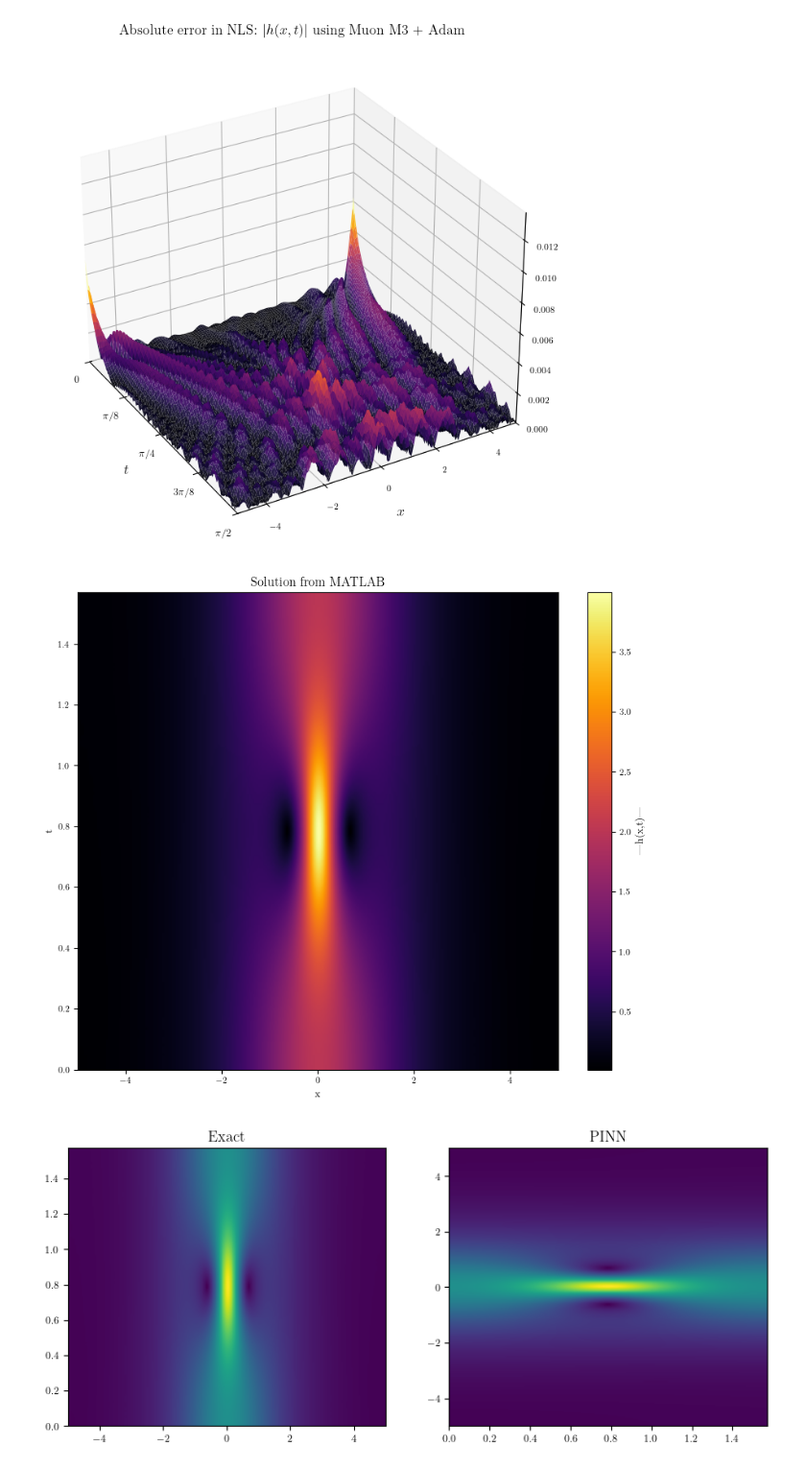
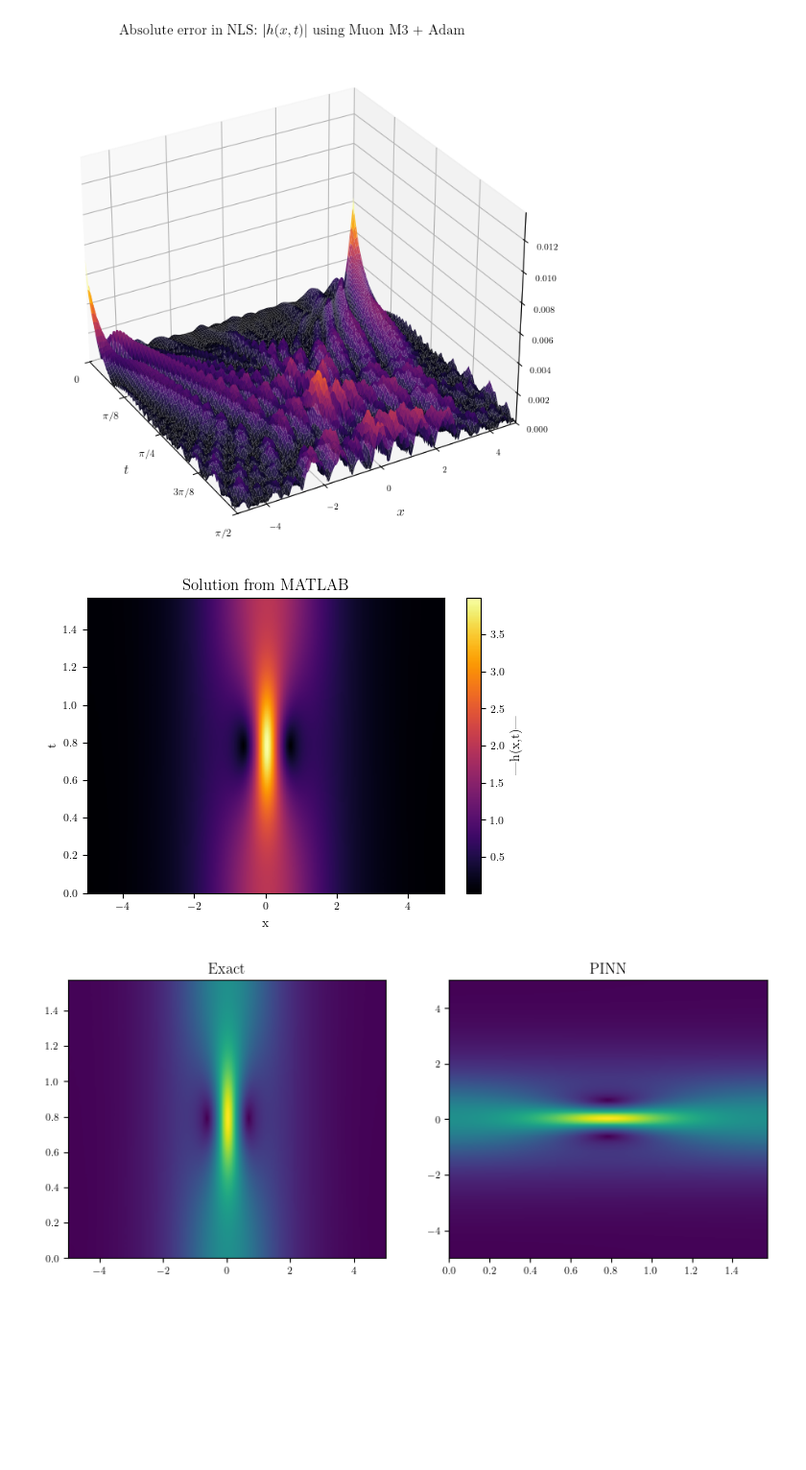
Before and after one commit to emmdaz/TDSE-PINN, a Jupyter notebook: errors/ErrorsM3.ipynb, the cells around one changed output. Shown at 96% size. Saved outputs shown, nothing was run; the diff lists cells and outputs as text; code cells hidden in the pictures; blank space fills up the shorter version.

```diff
--- a/errors/ErrorsM3.ipynb
+++ b/errors/ErrorsM3.ipynb
@@ -612,28 +612,28 @@ plt.show()
 # %%
 import numpy as np
 import matplotlib.pyplot as plt
 from scipy.io import loadmat
 
 data = loadmat("/home/emmamalona/solution/sol.mat")
 
 x = data["x"].flatten()
 t = data["tt"].flatten()
 uu = data["uu"]   # shape: (Nx, Nt)
 
 # magnitude
 h = np.abs(uu)
 
 # IMPORTANT: transpose for plotting
-plt.figure(figsize=(10,8))
+plt.figure(figsize=(6,4))
 plt.imshow(h.T, extent=[-5,5,0,np.pi/2], aspect='auto', origin='lower', cmap = "inferno")
 plt.colorbar(label='|h(x,t)|')
 plt.xlabel('x')
 plt.ylabel('t')
 plt.title('Solution from MATLAB')
 plt.savefig('matlab_sol.png', dpi=180, bbox_inches='tight')
 plt.show()
 # %% [output]
-[figure, old version]
+[figure, new version]
 # %%
 plt.figure(figsize=(10,4))
 
```
Also changed, not shown: 2 other files.
